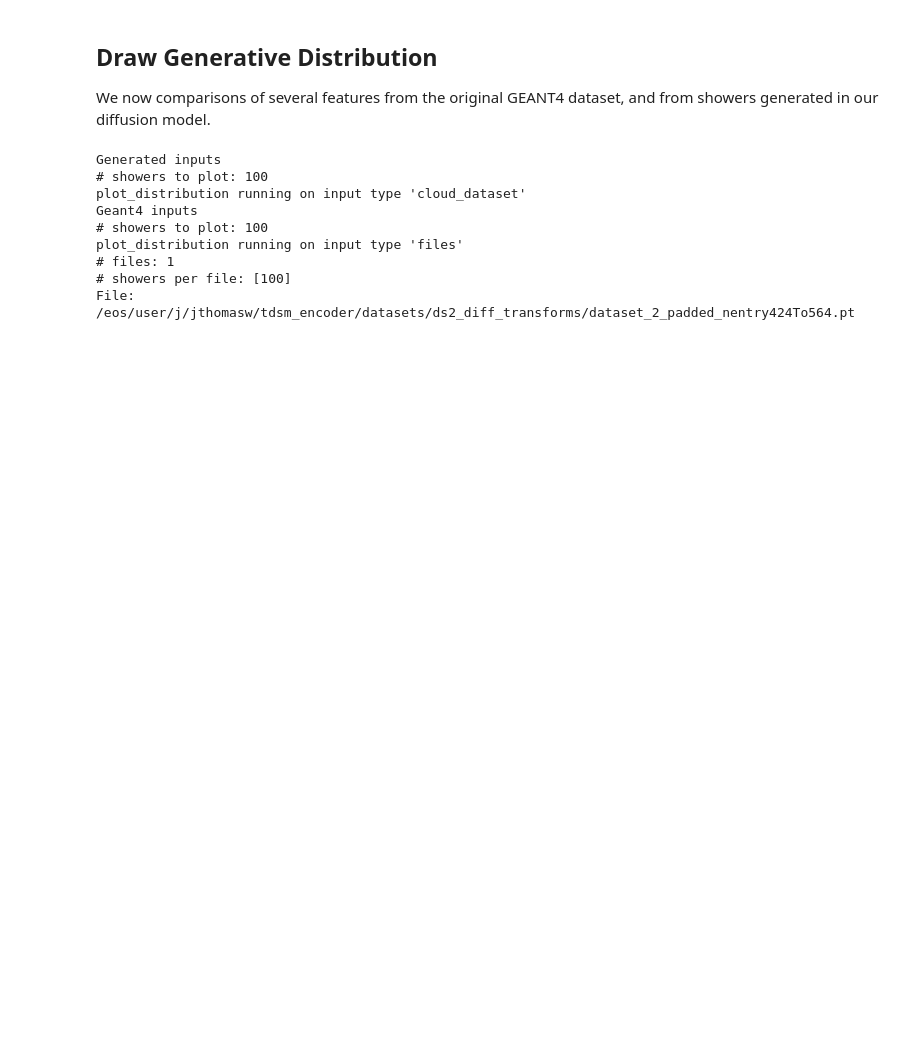
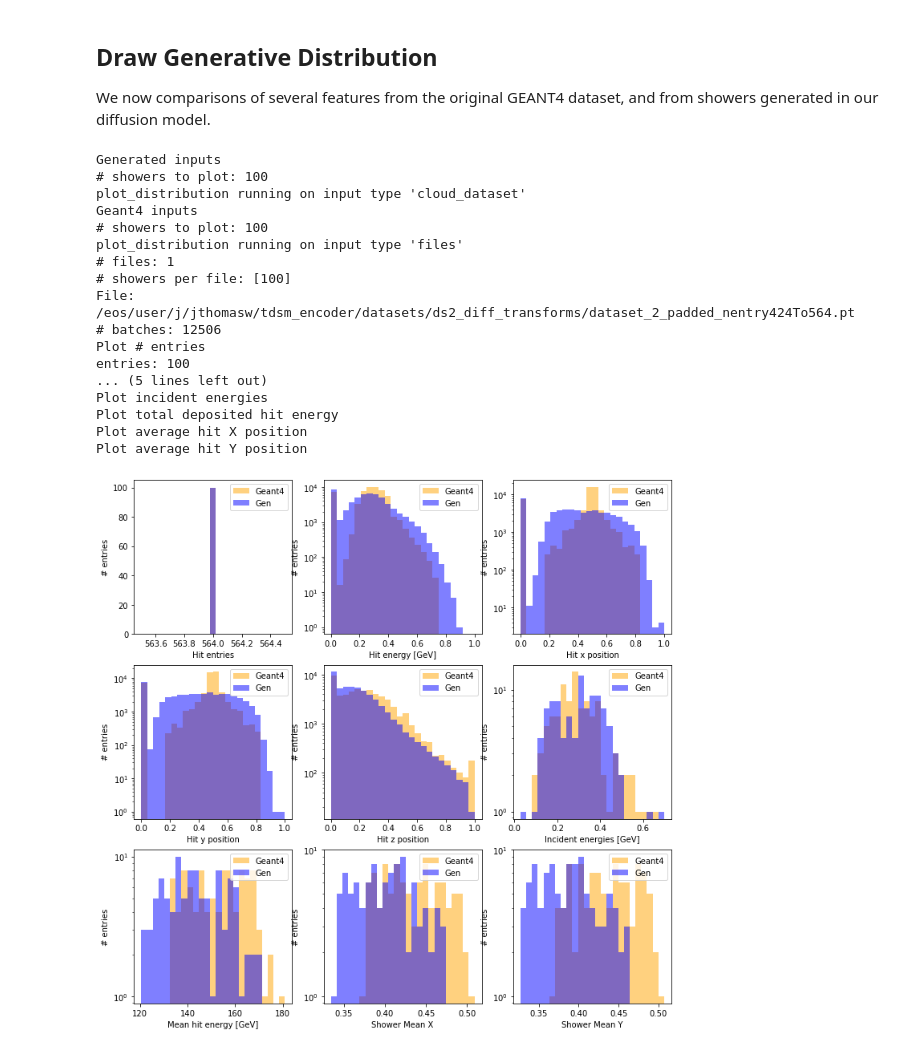
Before and after one commit to vincentchen566/tdsm_encoder, a Jupyter notebook: notebooks/6_sampling.ipynb, the cells around one changed output. Saved outputs shown, nothing was run; the diff lists cells and outputs as text; code cells hidden in the pictures; blank space fills up the shorter version.

```diff
--- a/notebooks/6_sampling.ipynb
+++ b/notebooks/6_sampling.ipynb
@@ -433,7 +446,7 @@ n_showers_2_gen =  100
 
 # Distributions object for generated files
 print(f'Generated inputs')
-output_directory = 'sampling_VP_1to0p001_trans_ine_20231004_1301_20231026_1655_output'
+output_directory = 'sampling_test_ds2_diff_transforms_20240103_1053_output'
 plot_file_name = os.path.join(output_directory, 'sample.pt')
 custom_data = utils.cloud_dataset(plot_file_name,device=device)
 # When providing just cloud dataset, energy_trans_file needs to include full path
@@ -540,30 +553,39 @@ ax[2][1].set_ylabel('# entries')
 ax[2][1].set_xlabel('Shower Mean X')
 ax[2][1].hist(average_x_shower_geant, bins, alpha=0.5, color='orange', label='Geant4')
 ax[2][1].hist(average_x_shower_gen, bins, alpha=0.5, color='blue', label='Gen')
 ax[2][1].set_yscale('log')
 ax[2][1].legend(loc='upper right')
 
 print('Plot average hit Y position')
 bins=np.histogram(np.hstack((average_y_shower_geant,average_y_shower_gen)), bins=25)[1]
 #bins=np.linspace(0,100,100)
 ax[2][2].set_ylabel('# entries')
 ax[2][2].set_xlabel('Shower Mean Y')
 ax[2][2].hist(average_y_shower_geant, bins, alpha=0.5, color='orange', label='Geant4')
 ax[2][2].hist(average_y_shower_gen, bins, alpha=0.5, color='blue', label='Gen')
 ax[2][2].set_yscale('log')
 ax[2][2].legend(loc='upper right')
 
 fig.show()
 
 fig_name = os.path.join(output_directory, 'Geant_Gen_comparison.png')
 fig.savefig(fig_name)
 # %% [output]
 Generated inputs
 # showers to plot: 100
 plot_distribution running on input type 'cloud_dataset'
 Geant4 inputs
 # showers to plot: 100
 plot_distribution running on input type 'files'
 # files: 1
 # showers per file: [100]
 File: /eos/user/j/jthomasw/tdsm_encoder/datasets/ds2_diff_transforms/dataset_2_padded_nentry424To564.pt
+# batches: 12506
+Plot # entries
+entries: 100
+... (5 lines left out)
+Plot incident energies
+Plot total deposited hit energy
+Plot average hit X position
+Plot average hit Y position
+[figure, added]
```
Also changed, not shown: parts of 3 cells of this notebook, 4 other files.
